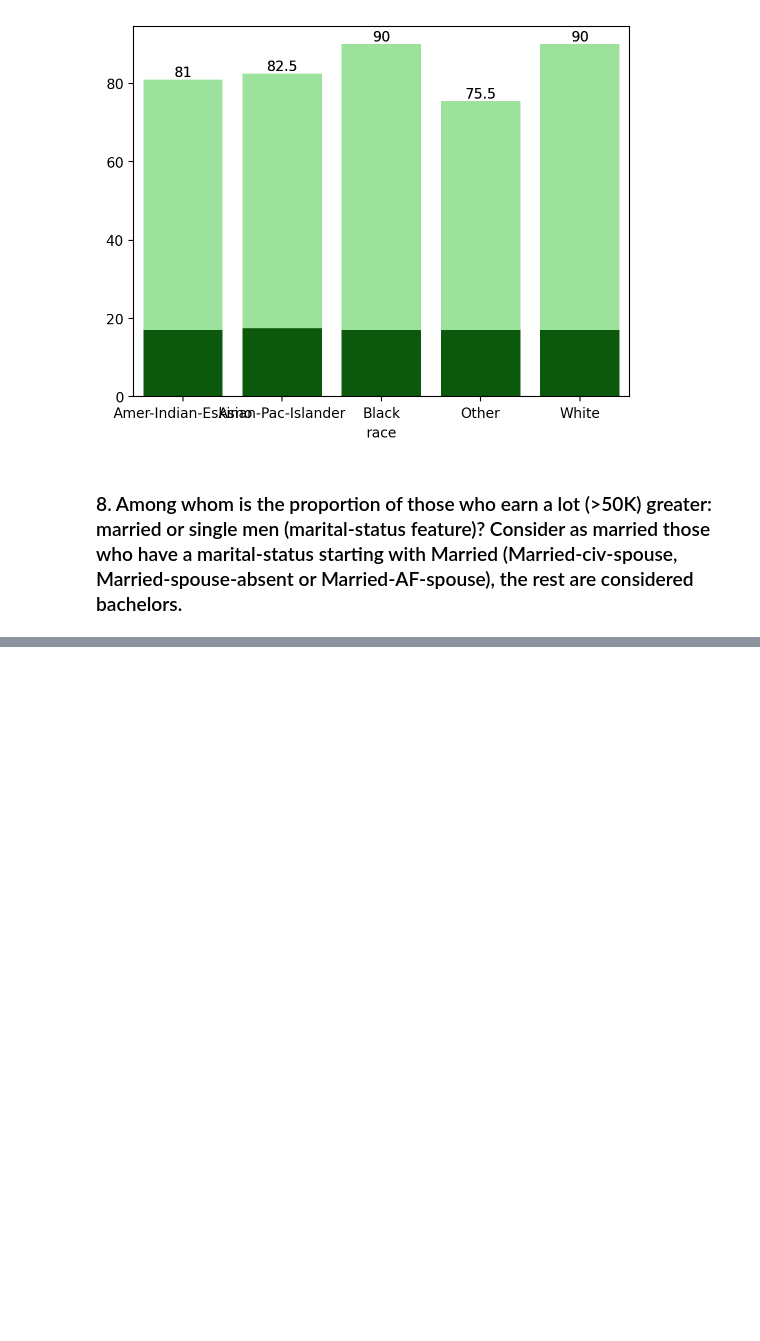
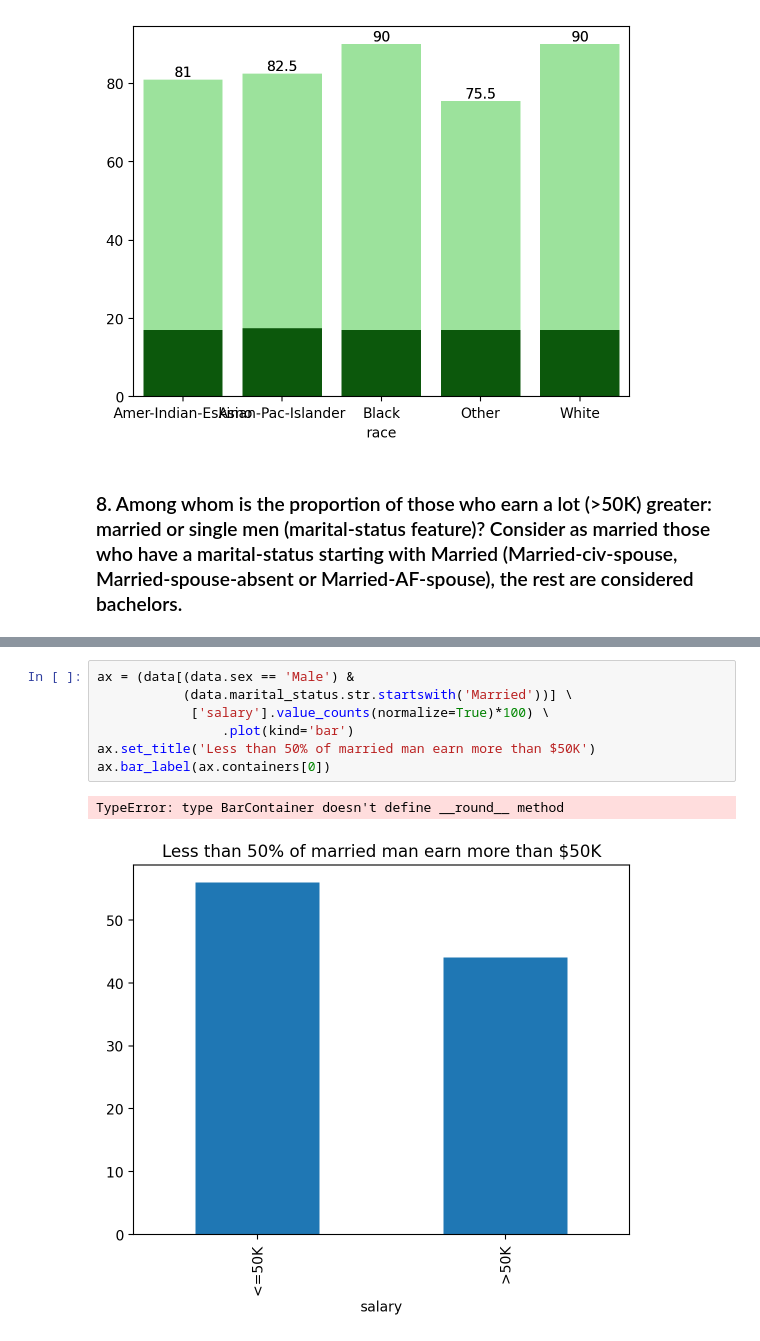
Before and after one commit to francisphamsd/mlcourse-ai, a Jupyter notebook: 1. Exploratory Data Analysis with Pandas/uci-adult-analysis/uci-adult-analysis.ipynb, the cells around one changed output, grey strips where cells are left out. Drawn from its saved outputs; the diff is of its cells as text; blank space fills up the shorter version.

```diff
--- a/1. Exploratory Data Analysis with Pandas/uci-adult-analysis/uci-adult-analysis.ipynb
+++ b/1. Exploratory Data Analysis with Pandas/uci-adult-analysis/uci-adult-analysis.ipynb
@@ -185,0 +198,10 @@ data.head()
+# %%
+ax = (data[(data.sex == 'Male') &
+           (data.marital_status.str.startswith('Married'))] \
+            ['salary'].value_counts(normalize=True)*100) \
+                .plot(kind='bar')
+ax.set_title('Less than 50% of married man earn more than $50K')
+ax.bar_label(ax.containers[0])
+# %% [output]
+TypeError: type BarContainer doesn't define __round__ method
+[figure, added]
```
Also changed, not shown: parts of 1 cell of this notebook.
